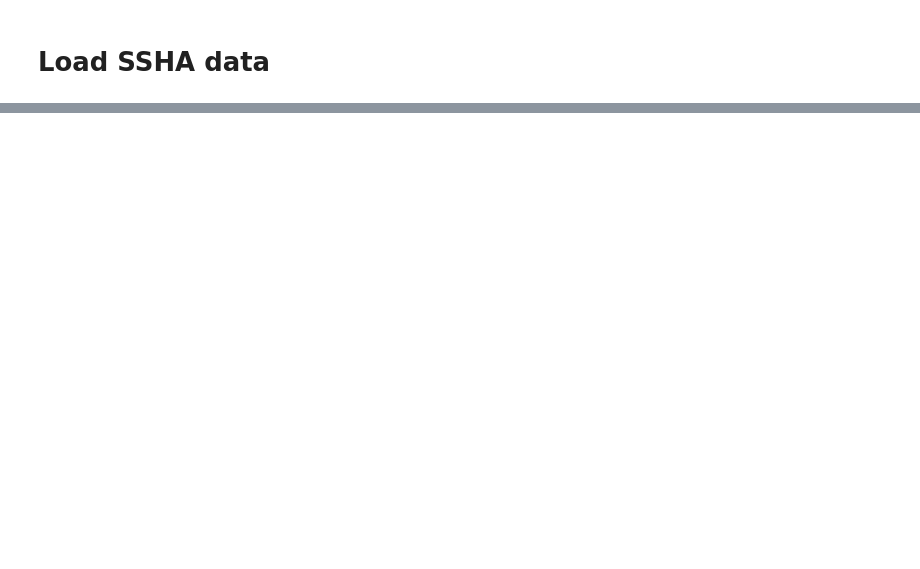
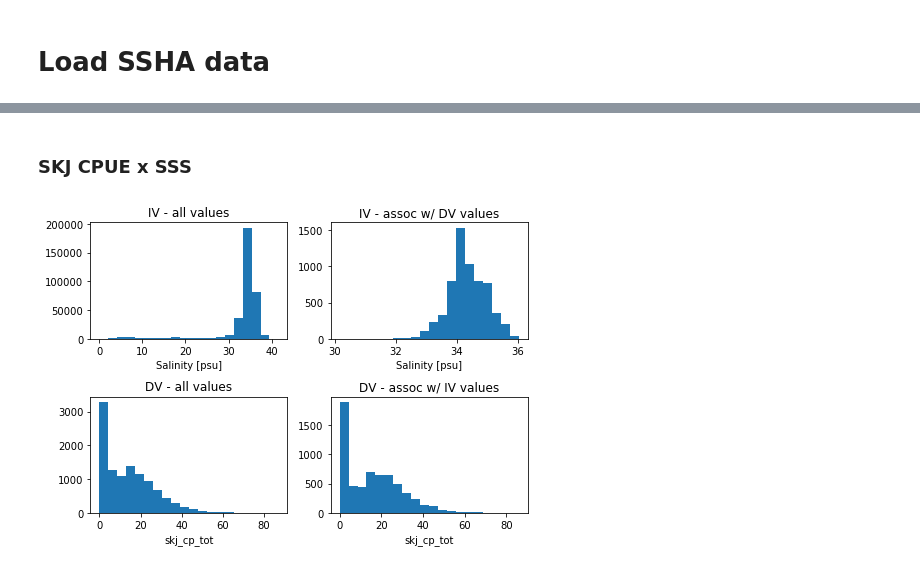
Before and after one commit to shirleyswirley/skipjack-bigeye-separation, a Jupyter notebook: python/wcpfc_question34.ipynb, the cells around one changed output, grey strips where cells are left out. Cells and saved outputs as stored; diff of their text form; code cells hidden in the pictures; blank space fills up the shorter version.

```diff
--- a/python/wcpfc_question34.ipynb
+++ b/python/wcpfc_question34.ipynb
@@ -202,0 +202,11 @@ sstnow.plot.hist(ax=axes[1],bins=20);
+# %% [markdown]
+### SKJ CPUE x SSS
+# %%
+ivfull = sss; dvfull = skj_cp_tot
+ivname = 'sss'; dvname = 'skj_cp_tot'
+nruns = 399; nbins = 25
+iv_sssskjcp, binedges_sssskjcp, bincenters_sssskjcp, ivcounts_sssskjcp, \
+    dvcounts_sssskjcp, dvquot_sssskjcp, qlimsreplaceT_sssskjcp, qlimsreplaceF_sssskjcp \
+    = qafull(ivfull,dvfull,ivname,dvname,nbins,nruns)
+# %% [output]
+[figure, added]
```
Also changed, not shown: parts of 68 cells of this notebook.
